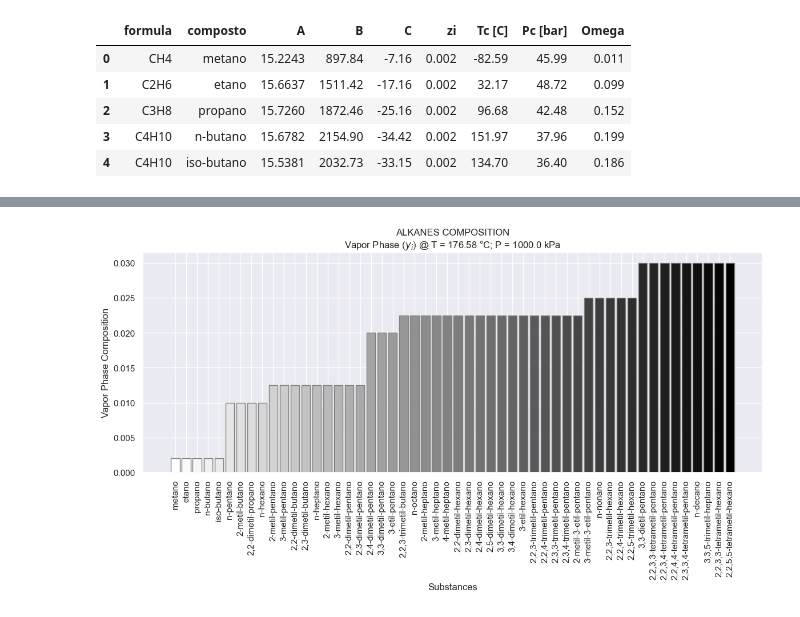
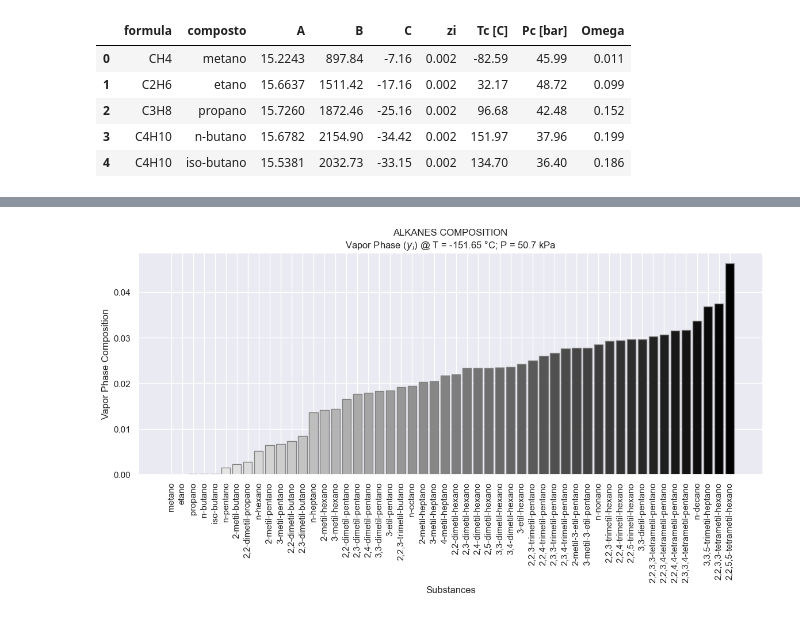
Before and after one commit to Gabriel-dotcom-code/Graduate_Courses, a Jupyter notebook: Thermodynamics/AlkanesFlash/Alkane_Flash.ipynb, the cells around one changed output, grey strips where cells are left out. Drawn from its saved outputs; the diff is of its cells as text; code cells hidden in the pictures.

```diff
--- a/Thermodynamics/AlkanesFlash/Alkane_Flash.ipynb
+++ b/Thermodynamics/AlkanesFlash/Alkane_Flash.ipynb
@@ -84,0 +177,6 @@ df.df.head()
+# %%
+# cheking the vapor phase composition
+yi = np.array([K[i] * xi[i] for i, x in enumerate(xi)])
+print(' ======= Vapor phase composition y_i =======')
+for i, y in enumerate(yi):
+    print(f'{df.df["composto"][i]}: {y:.5f}')
@@ -84,0 +212,34 @@ df.df.head()
+# %%
+# correcting liquid phase before calling the optimization function, since the sum of liquid phase is required inside the vapor_pressure module
+# Loss function for liquid phase: the sum of deviations from the ideal value
+def loss_function_liq_phase(Vapor):
+    Liquid = Feed - Vapor   # mass balance
+    xi = np.array([(Feed * df.df['zi'][i] / (Liquid + Vapor * K[i])) for i in range(len(df.df['zi']))])
+    return np.sum([(1 - xi[i]) for i in range(len(xi))])
+
+# Bounds for Vapor
+bounds = [(0, Feed)]
+
+# result
+initial_guess = np.array([87.17171])
+
+# Minimize the loss function
+xi_corrected, = fsolve(loss_function_liq_phase, initial_guess)
+
+# Extraction of the optimized value for Vapor
+Vapor_opt = xi_corrected
+Liquid_opt = Feed - Vapor_opt  # Calculate Liquid from the optimized Vapor
+
+# Rerun the optimization function with xi_corrected results
+xi_optimized = np.array([(Feed * df.df['zi'].iloc[i] / (Liquid_opt + Vapor_opt * K[i])) for i in range(len(df.df['zi']))])
+
+# Print the optimized results
+print(f'Optimized Vapor: {Vapor_opt:.2f} mol/h')
+print(f'Optimized Liquid: {Liquid_opt:.2f} mol/h')
+print(f'Checking mass balance: Vapor + Liquid = Feed? {Vapor_opt + Liquid_opt == Feed}\n')
+
+# Recalculate xi with the optimized Vapor and Liquid
+print(' ======= OBJECTIVE FUNCTION DETAILS =======')
+xi_optimized = np.array([(Feed * df.df['zi'].iloc[i] / (Liquid_opt + Vapor_opt * K[i])) for i in range(len(df.df['zi']))])
+print(f'Sum of loss function for liquid phase: {loss_function_liq_phase(Vapor_opt):.2f}')
+print(f'Sum of liquid phase composition: {np.sum(xi_optimized):.2f}')
@@ -85,6 +287,6 @@ df.df.head()
 # %%
 # solving the bubble point temperature
-obj = Objective(df.df, x=composition, P=P_sys)
+obj = Objective(df.df, x=xi_optimized, P=P_process)
 
 # Solve for the bubble point temperature
 ans, = fsolve(obj, 100)
@@ -139,16 +337,15 @@ plt.show()
 # %%
-import matplotlib.cm as cm
 fig, ax = plt.subplots(figsize=(14, 5))
 
 # gray gradient using a colormap
 gray_gradient = cm.gray(np.linspace(1, 0, len(df.df)))
 ax.bar(df.df['composto'], np.sort(obj.x), color=gray_gradient, edgecolor='gray')
 ax.set_xlabel('Substances')
 ax.set_ylabel('Vapor Phase Composition')
-ax.set_title(f'ALKANES COMPOSITION\nVapor Phase ($y_i$) @ T = {round(ans-273.15, 2)} °C; P = {round(P_sys/7.50062 ,1)} kPa')
+ax.set_title(f'ALKANES COMPOSITION\nVapor Phase ($y_i$) @ T = {round(ans-273.15, 2)} °C; P = {round(P_process/7.50062 ,1)} kPa')
 # Rotate the x-axis labels
 plt.xticks(rotation=90)
 # Show the plot
 plt.show()
 # %% [output]
-[figure, old version]
+[figure, new version]
```
Also changed, not shown: parts of 23 cells of this notebook.
